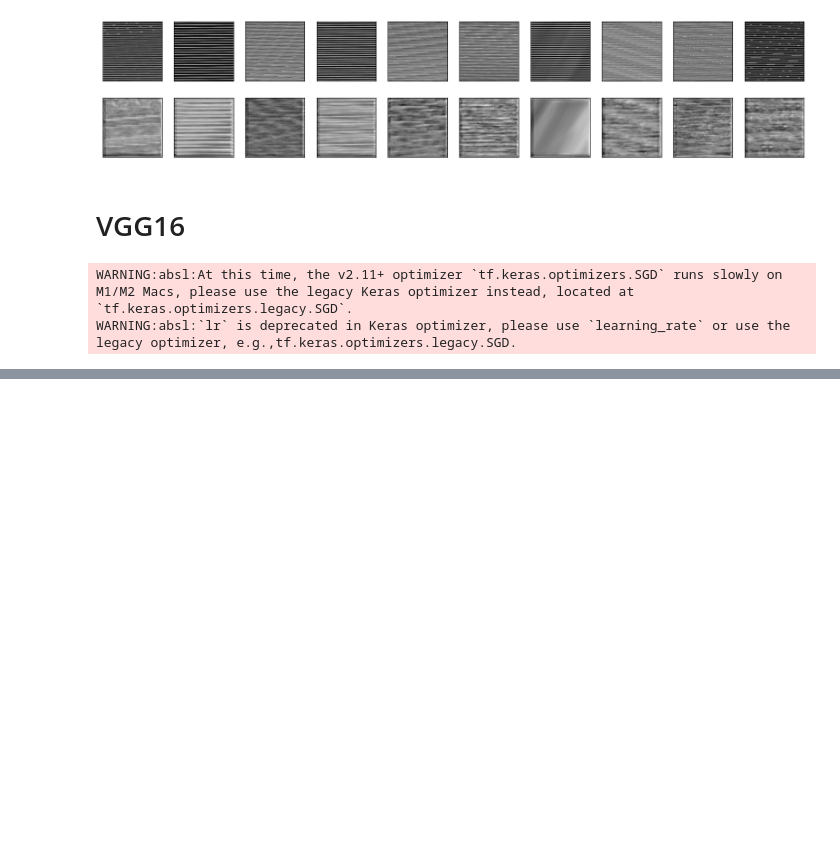
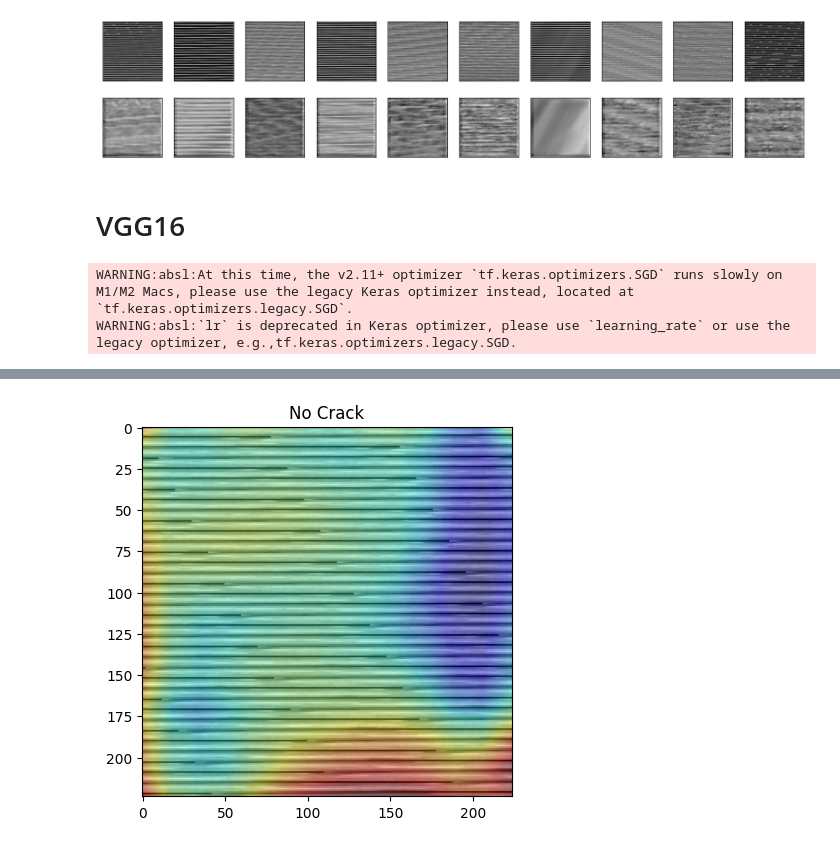
Before and after one commit to Bessouat40/python-ai-explainability, a Jupyter notebook: images.ipynb, the cells around one changed output, grey strips where cells are left out. Cells and saved outputs as stored; diff of their text form; code cells hidden in the pictures; blank space fills up the shorter version.

```diff
--- a/images.ipynb
+++ b/images.ipynb
@@ -222,9 +224,9 @@ for layer in vgg_conv.layers[:-8]:
 
 x = vgg_conv.output
 x = GlobalAveragePooling2D()(x)
-x = Dense(2, activation="softmax")(x)
+x = Dense(1, activation="sigmoid")(x)
 model = Model(vgg_conv.input, x)
-model.compile(loss = "categorical_crossentropy", optimizer = optimizers.SGD(lr=0.005, momentum=0.9), metrics=["accuracy"])
+model.compile(loss = "binary_crossentropy", optimizer = optimizers.SGD(lr=0.005, momentum=0.9), metrics=["accuracy"])
 # %% [output]
 WARNING:absl:At this time, the v2.11+ optimizer `tf.keras.optimizers.SGD` runs slowly on M1/M2 Macs, please use the legacy Keras optimizer instead, located at `tf.keras.optimizers.legacy.SGD`.
 WARNING:absl:`lr` is deprecated in Keras optimizer, please use `learning_rate` or use the legacy optimizer, e.g.,tf.keras.optimizers.legacy.SGD.
@@ -254,0 +275,23 @@ KeyboardInterrupt:
+# %%
+import scipy.ndimage as sp
+import matplotlib.pyplot as plt
+import numpy as np
+
+def plot_activation(img):
+    pred = model.predict(img[np.newaxis,:,:,:])
+    pred_class = np.argmax(pred)
+    weights = model.layers[-1].get_weights()[0]
+    class_weights = weights[:, pred_class]
+    intermediate = Model(model.input,
+                         model.get_layer("block5_conv3").output)
+    conv_output = intermediate.predict(img[np.newaxis,:,:,:])
+    conv_output = np.squeeze(conv_output)
+    h = int(img.shape[0]/conv_output.shape[0])
+    w = int(img.shape[1]/conv_output.shape[1])
+    act_maps = sp.zoom(conv_output, (h, w, 1), order=1)
+    out = np.dot(act_maps.reshape((img.shape[0]*img.shape[1],512)),
+                 class_weights).reshape(img.shape[0],img.shape[1])
+    plt.imshow(img.astype('float32').reshape(img.shape[0],
+               img.shape[1],3))
+    plt.imshow(out, cmap='jet', alpha=0.35)
+    plt.title('Crack' if pred_class == 1 else 'No Crack')
@@ -254,0 +304,3 @@ KeyboardInterrupt:
+# %%
+plot_activation(dataset.train_images[1])
+# %% [output]
@@ -254,0 +309 @@ KeyboardInterrupt:
+[figure, added]
```
Also changed, not shown: parts of 9 cells of this notebook, 1 other file.
